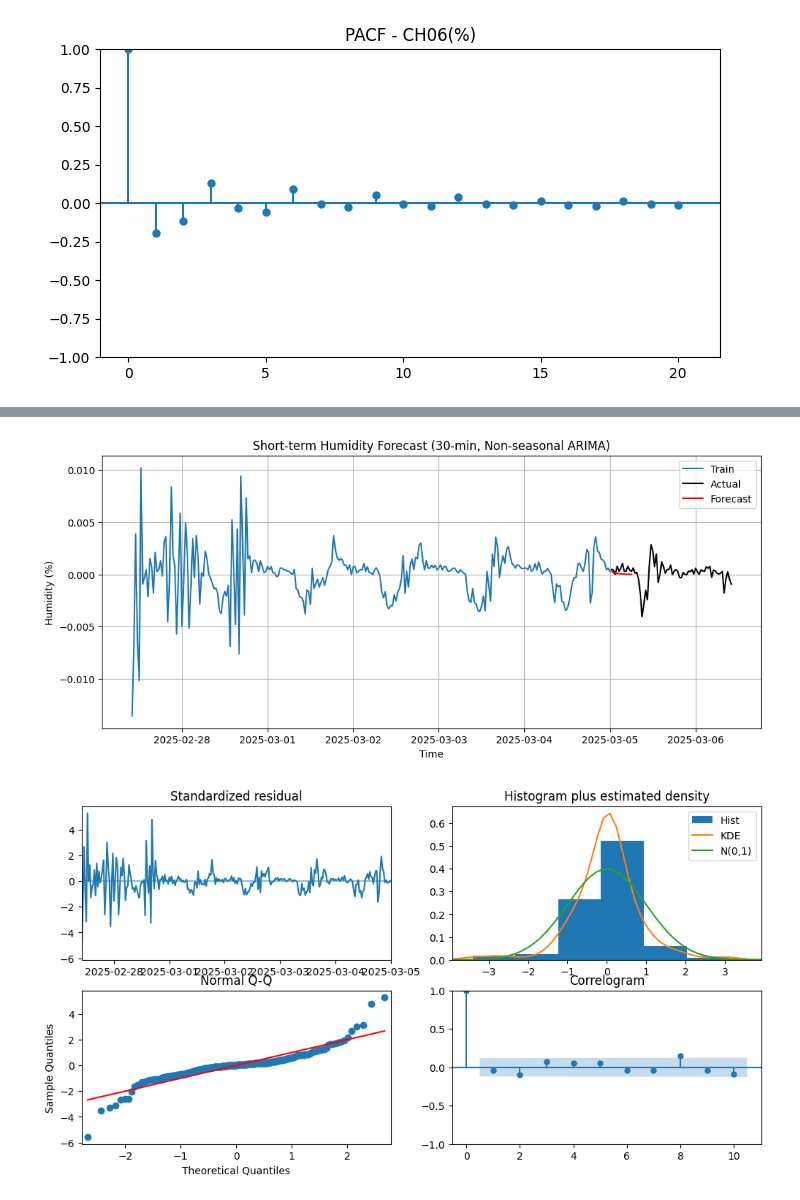
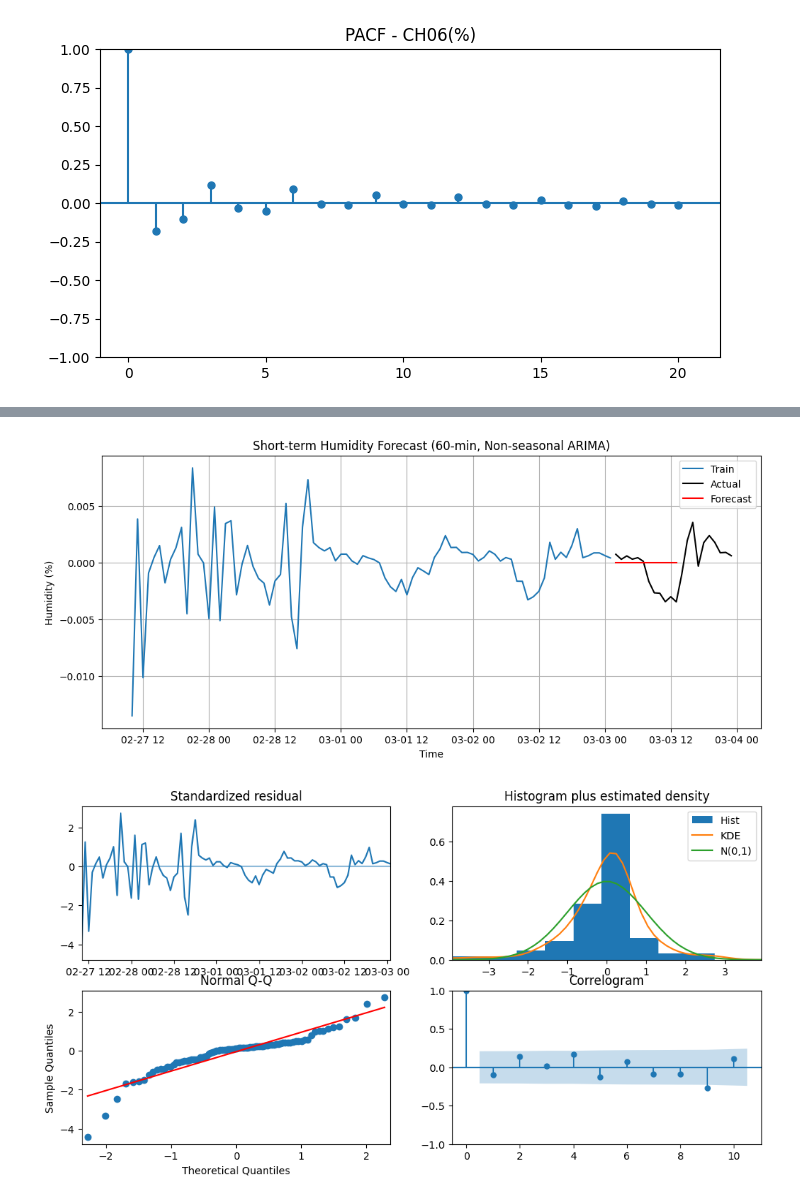
Before and after one commit to SulaimanTajuddin/TSA-F-Humidity-Warehouse, a Jupyter notebook: TSA-SARIMA.ipynb, the cells around one changed output, grey strips where cells are left out. Drawn from its saved outputs; the diff is of its cells as text; code cells hidden in the pictures.

```diff
--- a/TSA-SARIMA.ipynb
+++ b/TSA-SARIMA.ipynb
@@ -22,7 +13,7 @@ def adf_test_results(combined_df):
 # %%
 file_path = r"C:\\Users\\sulaiman.at\\Documents\\GitHub\\TSA&F-Humidity-Warehouse\\RawData1.xls"
 # Load the data
-data = pd.read_excel(file_path, engine="xlrd", sheet_name=None) # Load all sheets into a dictionary
+data = pd.read_excel(file_path, engine="xlrd", sheet_name=['sheet1', 'sheet2', 'sheet3']) # Load all the desired sheets into a dictionary
 
 # Combine sheets (assuming common date column)
 combined_df = pd.DataFrame()
@@ -278,7 +268,7 @@ y.index = y.index.round('30min')
 y = y.groupby(level=0).mean()
 
 # Enforce strict 30-min frequency
-y = y.asfreq('30min')
+y = y.asfreq('60min')
 
 # Fill small gaps (safe for short-term forecasting)
 y = y.interpolate('time').ffill().bfill()
@@ -344,28 +319,28 @@ Warnings:
 # %%
 
 n_periods = 12
 forecast = model.predict(n_periods=n_periods)
 
-forecast_index = pd.date_range(start=test.index[0], periods=n_periods, freq='30min')
+forecast_index = pd.date_range(start=test.index[0], periods=n_periods, freq='60min')
 forecast_series = pd.Series(forecast, index=forecast_index)
 
 plt.figure(figsize=(12,5))
 plt.plot(train.index, train, label="Train")
 plt.plot(test.index, test, label="Actual", color="black")
 plt.plot(forecast_series.index, forecast_series, label="Forecast", color="red")
-plt.title("Short-term Humidity Forecast (30-min, Non-seasonal ARIMA)")
+plt.title("Short-term Humidity Forecast (60-min, Non-seasonal ARIMA)")
 plt.xlabel("Time")
 plt.ylabel("Humidity (%)")
 plt.grid(True)
 plt.legend()
 plt.show()
 # %% [output]
-[figure, old version]
+[figure, new version]
 # %%
 model.plot_diagnostics(figsize=(12,6))
 plt.show()
 # %% [output]
-[figure, old version]
+[figure, new version]
 # %%
 
 simple_model = pm.ARIMA(order=(1,0,1), with_intercept=True)
```
Also changed, not shown: parts of 12 cells of this notebook, 4 other files.
